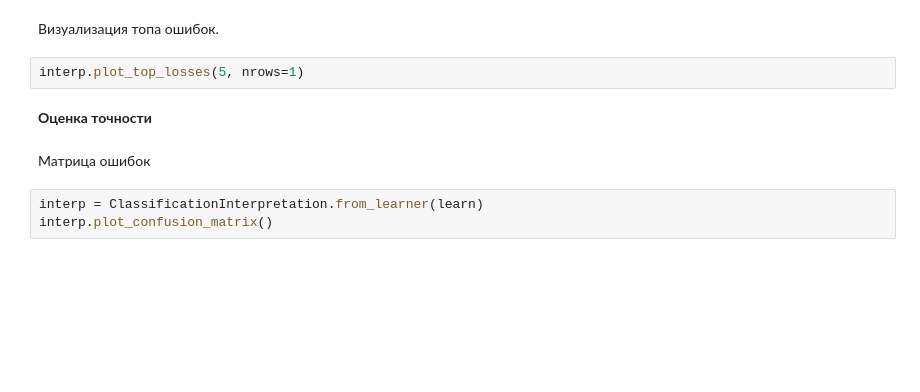
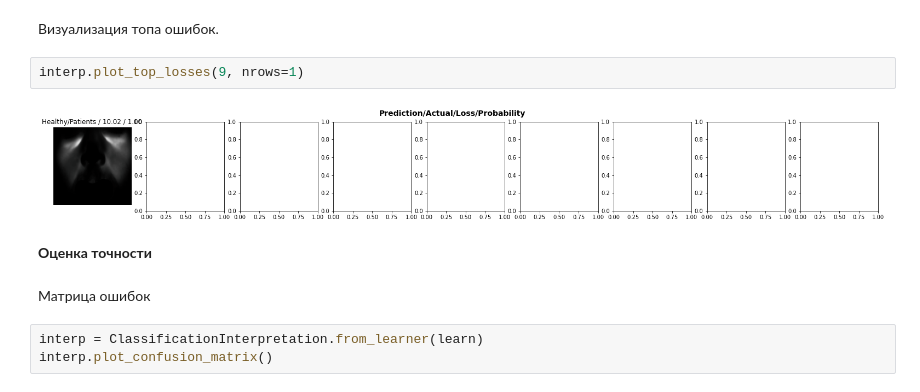
Before and after one commit to Mechanics-Mechatronics-and-Robotics/Pattern_recognition_spr_2022, a Jupyter notebook: Diaphanoscopy_template.ipynb, the cells around one changed output. Cells and saved outputs as stored; diff of their text form; blank space fills up the shorter version.

```diff
--- a/Diaphanoscopy_template.ipynb
+++ b/Diaphanoscopy_template.ipynb
@@ -123,7 +127,9 @@ learn.show_results()
 # %% [markdown]
 Визуализация топа ошибок.
 # %%
-interp.plot_top_losses(5, nrows=1)
+interp.plot_top_losses(9, nrows=1)
+# %% [output]
+[figure, added]
 # %% [markdown]
 **Оценка точности**
 # %% [markdown]
```
Also changed, not shown: parts of 38 cells of this notebook.
